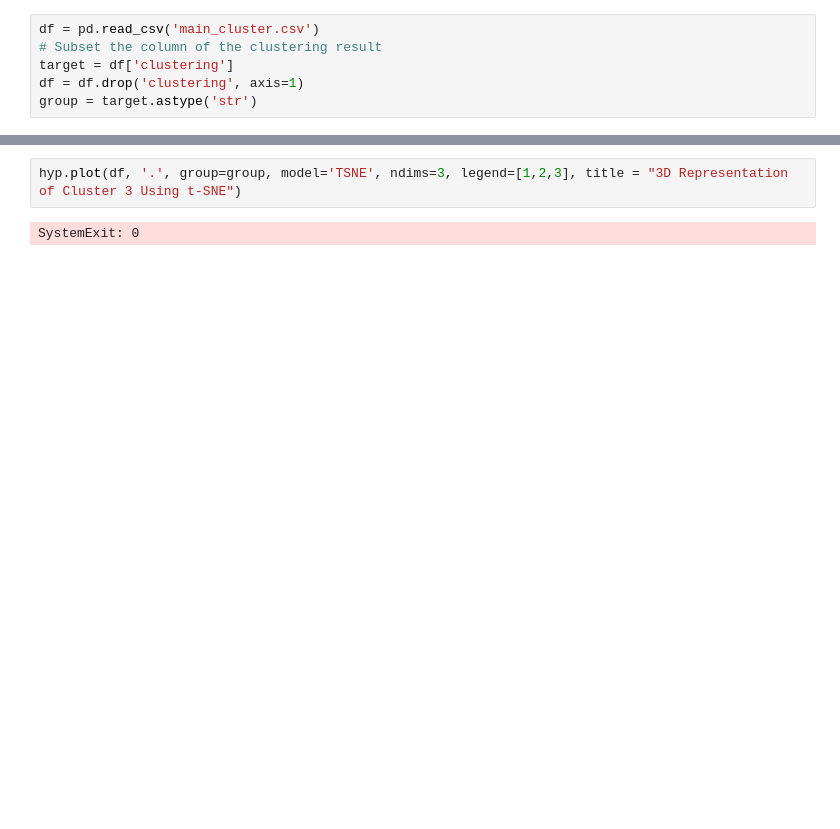
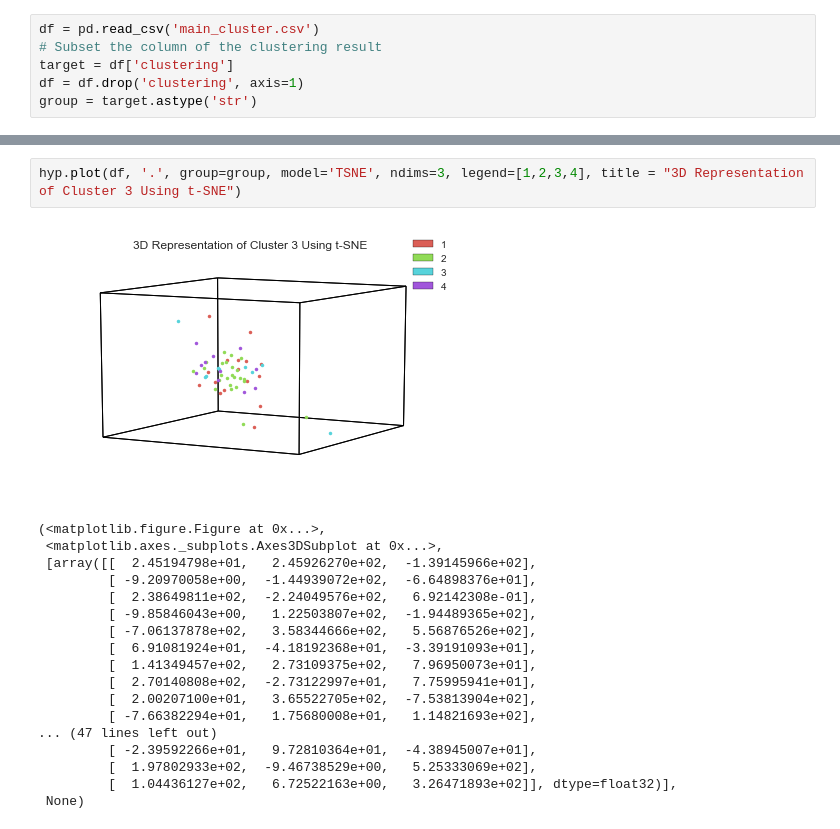
Before and after one commit to juandes/audio-features-unsupervised-learning, a Jupyter notebook: data_visualization.ipynb, the cells around one changed output, grey strips where cells are left out. Cells and saved outputs as stored; diff of their text form; blank space fills up the shorter version.

```diff
--- a/data_visualization.ipynb
+++ b/data_visualization.ipynb
@@ -49,4 +103,21 @@ hyp.plot(df, '.', group=group, model='PCA', ndims=2, legend=[1,2,3], title = "2D
 # %%
-hyp.plot(df, '.', group=group, model='TSNE', ndims=3, legend=[1,2,3], title = "3D Representation of Cluster 3 Using t-SNE")
+hyp.plot(df, '.', group=group, model='TSNE', ndims=3, legend=[1,2,3,4], title = "3D Representation of Cluster 3 Using t-SNE")
 # %% [output]
+[figure, added]
-SystemExit: 0
+(<matplotlib.figure.Figure at 0x...>,
+ <matplotlib.axes._subplots.Axes3DSubplot at 0x...>,
+ [array([[  2.45194798e+01,   2.45926270e+02,  -1.39145966e+02],
+         [ -9.20970058e+00,  -1.44939072e+02,  -6.64898376e+01],
+         [  2.38649811e+02,  -2.24049576e+02,   6.92142308e-01],
+         [ -9.85846043e+00,   1.22503807e+02,  -1.94489365e+02],
+         [ -7.06137878e+02,   3.58344666e+02,   5.56876526e+02],
+         [  6.91081924e+01,  -4.18192368e+01,  -3.39191093e+01],
+         [  1.41349457e+02,   2.73109375e+02,   7.96950073e+01],
+         [  2.70140808e+02,  -2.73122997e+01,   7.75995941e+01],
+         [  2.00207100e+01,   3.65522705e+02,  -7.53813904e+02],
+         [ -7.66382294e+01,   1.75680008e+01,   1.14821693e+02],
+... (47 lines left out)
+         [ -2.39592266e+01,   9.72810364e+01,  -4.38945007e+01],
+         [  1.97802933e+02,  -9.46738529e+00,   5.25333069e+02],
+         [  1.04436127e+02,   6.72522163e+00,   3.26471893e+02]], dtype=float32)],
+ None)
```
Also changed, not shown: parts of 7 cells of this notebook.
